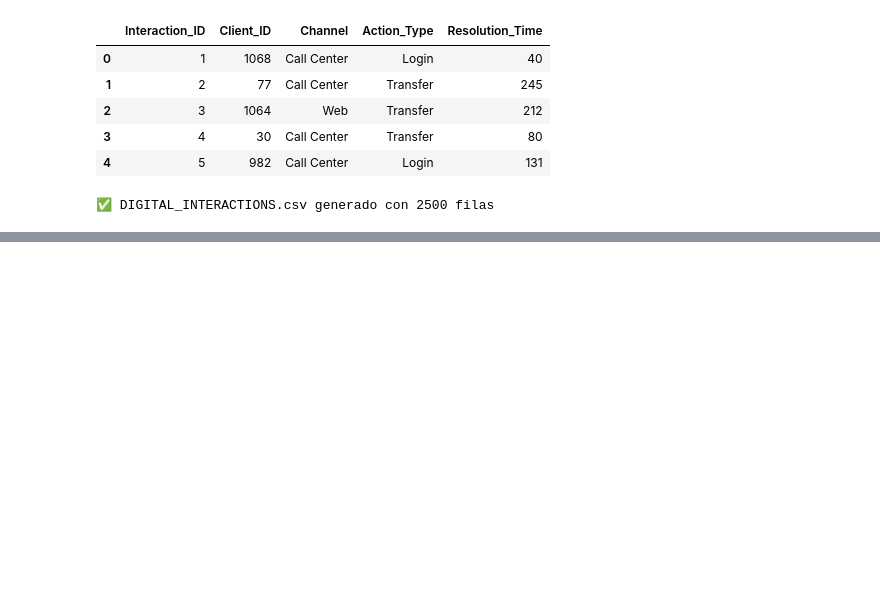
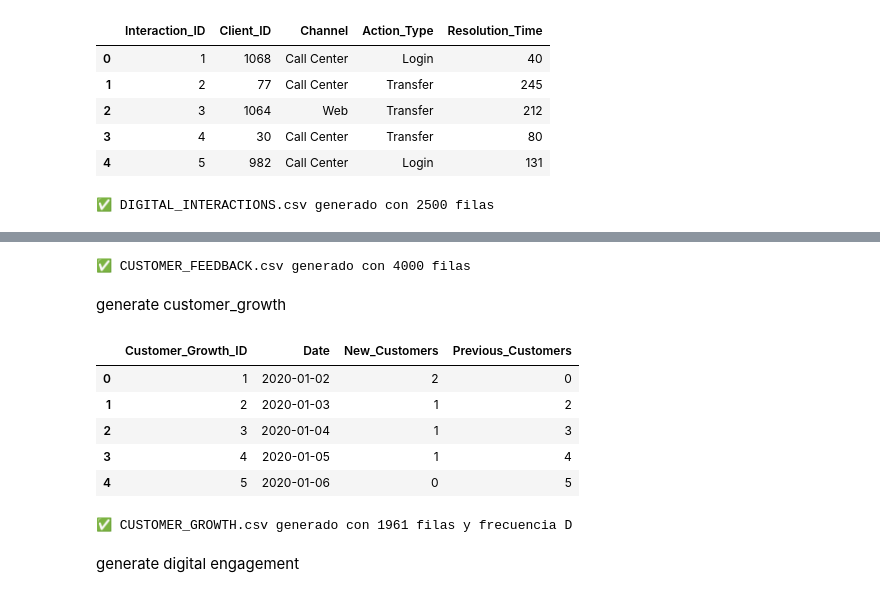
Before and after one commit to FGaliano-23/WELFORD-BANK, a Jupyter notebook: DataEngineer/GenerateData/Tables.ipynb, the cells around one changed output, grey strips where cells are left out. Cells and saved outputs as stored; diff of their text form; code cells hidden in the pictures; blank space fills up the shorter version.

```diff
--- a/DataEngineer/GenerateData/Tables.ipynb
+++ b/DataEngineer/GenerateData/Tables.ipynb
@@ -653,0 +737,10 @@ generate
+# %%
+# 4️⃣ DataFrame y exportación
+customer_feedback_df.to_csv("customer_feedback_welfordbank_es.csv", index=False)
+
+print("✅ CUSTOMER_FEEDBACK.csv generado con",
+      len(customer_feedback_df), "filas")
+# %% [output]
+✅ CUSTOMER_FEEDBACK.csv generado con 4000 filas
+# %% [markdown]
+generate customer_growth
@@ -653,0 +792,24 @@ generate
+# %%
+# 4️⃣ Generación de registros --------------------------------------------------
+growth_df = build_growth_series(_clients, FREQ)
+growth_df.insert(0, "Customer_Growth_ID", range(1, len(growth_df) + 1))
+
+customer_growth_df = growth_df
+customer_growth_df.head()  # vista previa rápida
+# %% [output]
+|  | Customer_Growth_ID | Date | New_Customers | Previous_Customers |
+| 0 | 1 | 2020-01-02 | 2 | 0 |
+| 1 | 2 | 2020-01-03 | 1 | 2 |
+| 2 | 3 | 2020-01-04 | 1 | 3 |
+| 3 | 4 | 2020-01-05 | 1 | 4 |
+| 4 | 5 | 2020-01-06 | 0 | 5 |
+# %%
+# 5️⃣ DataFrame y exportación --------------------------------------------------
+customer_growth_df.to_csv("customer_growth_welfordbank_es.csv", index=False)
+
+print("✅ CUSTOMER_GROWTH.csv generado con",
+      len(customer_growth_df), "filas y frecuencia", FREQ)
+# %% [output]
+✅ CUSTOMER_GROWTH.csv generado con 1961 filas y frecuencia D
+# %% [markdown]
+generate digital engagement
```
Also changed, not shown: parts of 11 cells of this notebook.
